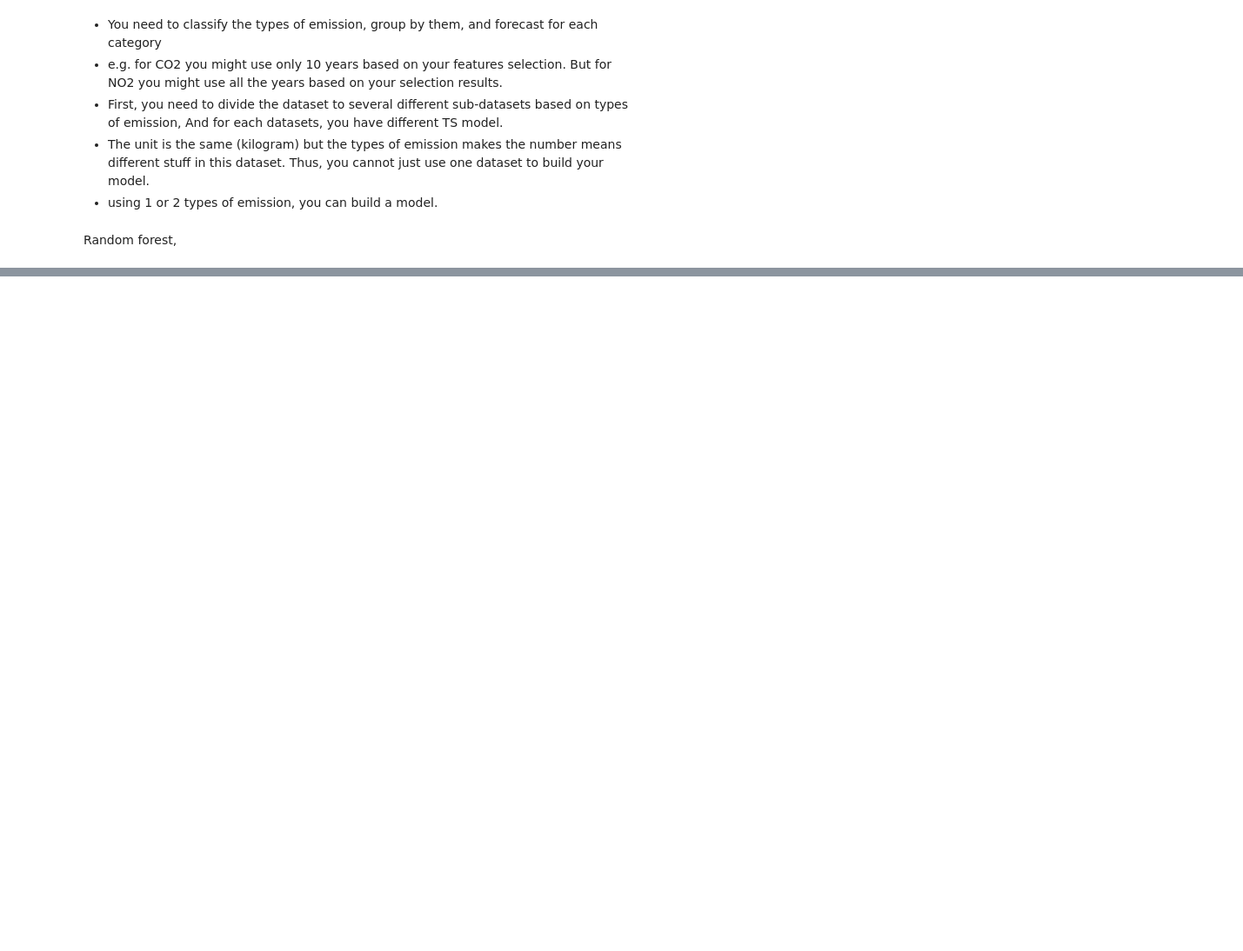
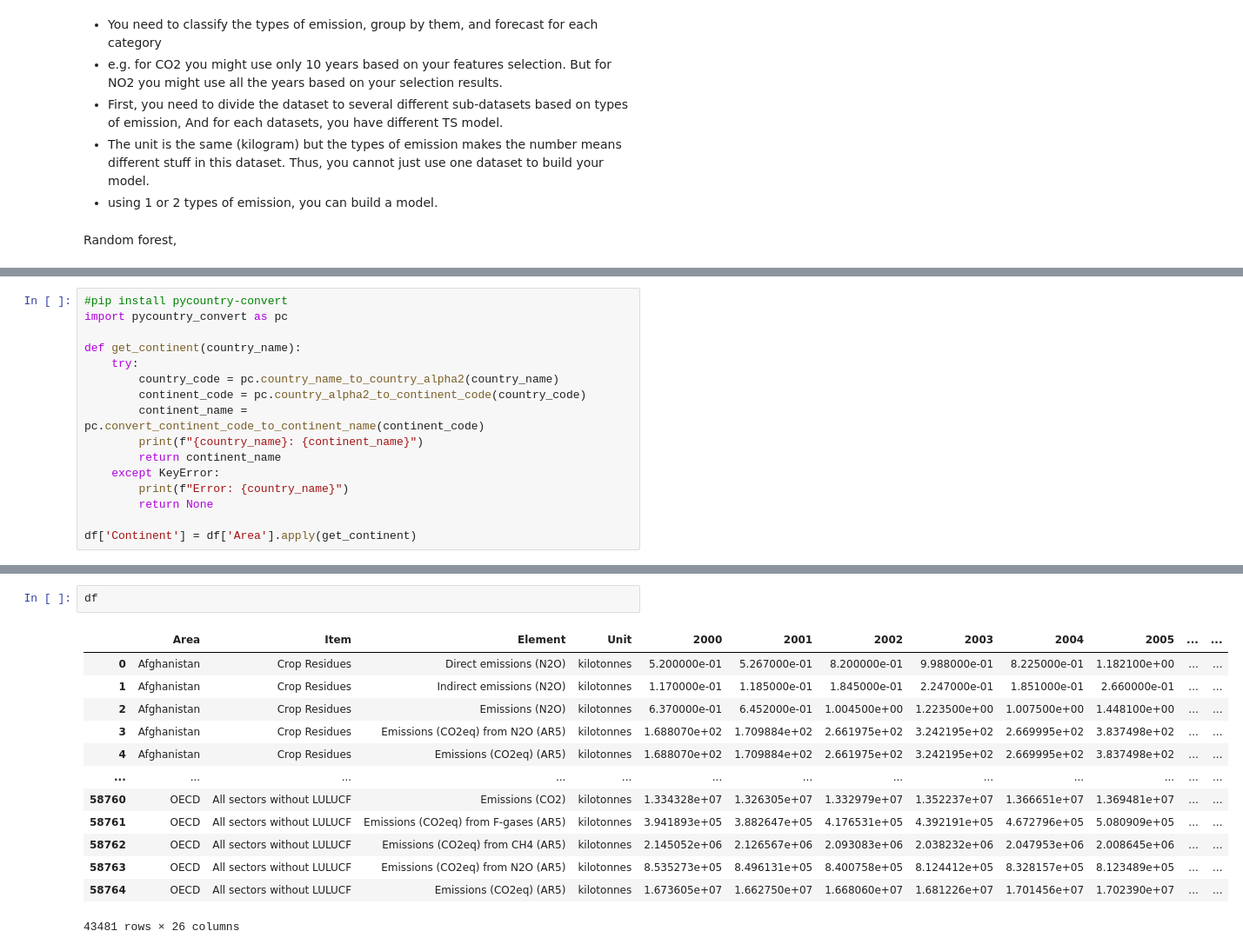
Before and after one commit to ashleyrabanales/rabanales_ML, a Jupyter notebook: Homework/midterm.ipynb, the cells around one changed output, grey strips where cells are left out. Shown at 87% size. Cells and saved outputs as stored; diff of their text form; blank space fills up the shorter version.

```diff
--- a/Homework/midterm.ipynb
+++ b/Homework/midterm.ipynb
@@ -316,0 +297,16 @@ no display found. Using non-interactive Agg backend
+# %%
+#pip install pycountry-convert
+import pycountry_convert as pc
+
+def get_continent(country_name):
+    try:
+        country_code = pc.country_name_to_country_alpha2(country_name)
+        continent_code = pc.country_alpha2_to_continent_code(country_code)
+        continent_name = pc.convert_continent_code_to_continent_name(continent_code)
+        print(f"{country_name}: {continent_name}")
+        return continent_name
+    except KeyError:
+        print(f"Error: {country_name}")
+        return None
+
+df['Continent'] = df['Area'].apply(get_continent)
@@ -316,0 +331,16 @@ no display found. Using non-interactive Agg backend
+# %%
+df
+# %% [output]
+|  | Area | Item | Element | Unit | 2000 | 2001 | 2002 | 2003 | 2004 | 2005 | ... | ... |
+| 0 | Afghanistan | Crop Residues | Direct emissions (N2O) | kilotonnes | 5.200000e-01 | 5.267000e-01 | 8.200000e-01 | 9.988000e-01 | 8.225000e-01 | 1.182100e+00 | ... | ... |
+| 1 | Afghanistan | Crop Residues | Indirect emissions (N2O) | kilotonnes | 1.170000e-01 | 1.185000e-01 | 1.845000e-01 | 2.247000e-01 | 1.851000e-01 | 2.660000e-01 | ... | ... |
+| 2 | Afghanistan | Crop Residues | Emissions (N2O) | kilotonnes | 6.370000e-01 | 6.452000e-01 | 1.004500e+00 | 1.223500e+00 | 1.007500e+00 | 1.448100e+00 | ... | ... |
+| 3 | Afghanistan | Crop Residues | Emissions (CO2eq) from N2O (AR5) | kilotonnes | 1.688070e+02 | 1.709884e+02 | 2.661975e+02 | 3.242195e+02 | 2.669995e+02 | 3.837498e+02 | ... | ... |
+| 4 | Afghanistan | Crop Residues | Emissions (CO2eq) (AR5) | kilotonnes | 1.688070e+02 | 1.709884e+02 | 2.661975e+02 | 3.242195e+02 | 2.669995e+02 | 3.837498e+02 | ... | ... |
+| ... | ... | ... | ... | ... | ... | ... | ... | ... | ... | ... | ... | ... |
+| 58760 | OECD | All sectors without LULUCF | Emissions (CO2) | kilotonnes | 1.334328e+07 | 1.326305e+07 | 1.332979e+07 | 1.352237e+07 | 1.366651e+07 | 1.369481e+07 | ... | ... |
+| 58761 | OECD | All sectors without LULUCF | Emissions (CO2eq) from F-gases (AR5) | kilotonnes | 3.941893e+05 | 3.882647e+05 | 4.176531e+05 | 4.392191e+05 | 4.672796e+05 | 5.080909e+05 | ... | ... |
+| 58762 | OECD | All sectors without LULUCF | Emissions (CO2eq) from CH4 (AR5) | kilotonnes | 2.145052e+06 | 2.126567e+06 | 2.093083e+06 | 2.038232e+06 | 2.047953e+06 | 2.008645e+06 | ... | ... |
+| 58763 | OECD | All sectors without LULUCF | Emissions (CO2eq) from N2O (AR5) | kilotonnes | 8.535273e+05 | 8.496131e+05 | 8.400758e+05 | 8.124412e+05 | 8.328157e+05 | 8.123489e+05 | ... | ... |
+| 58764 | OECD | All sectors without LULUCF | Emissions (CO2eq) (AR5) | kilotonnes | 1.673605e+07 | 1.662750e+07 | 1.668060e+07 | 1.681226e+07 | 1.701456e+07 | 1.702390e+07 | ... | ... |
+43481 rows × 26 columns
```
Also changed, not shown: parts of 17 cells of this notebook, 1 other file.
